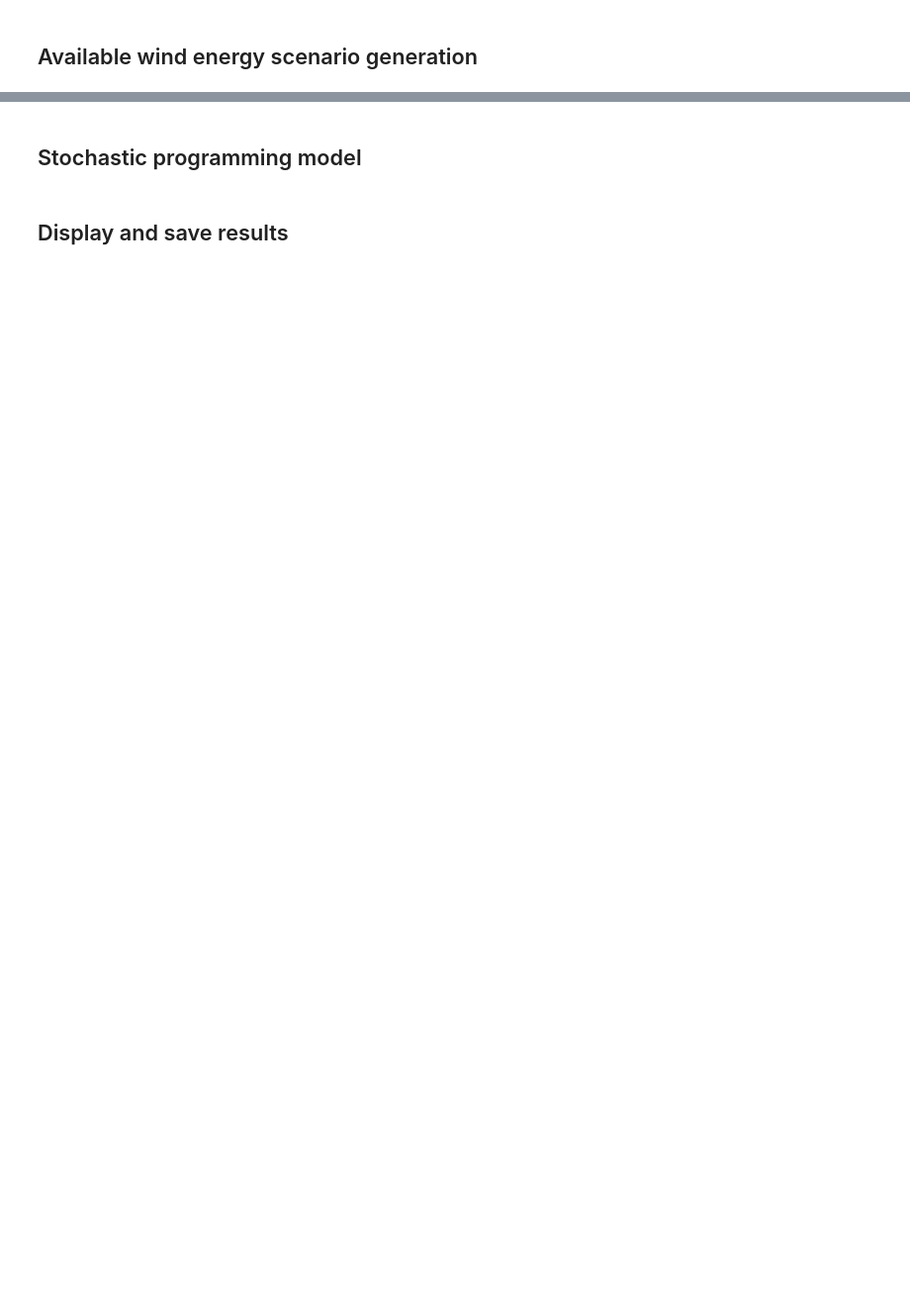
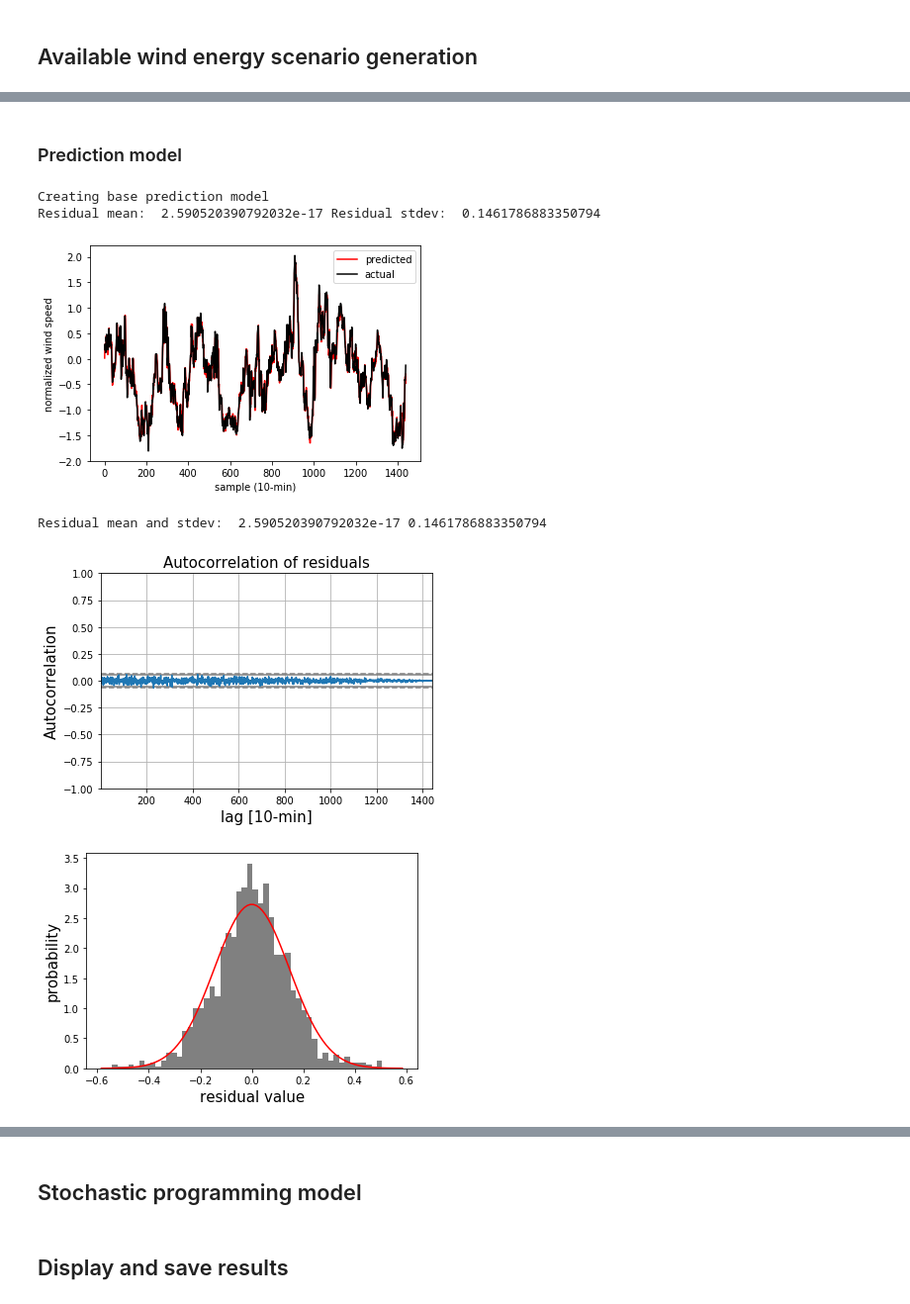
Before and after one commit to npaterakis/student_UI_2020_TeacherVersion, a Jupyter notebook: studentUI_2020.ipynb, the cells around one changed output, grey strips where cells are left out. Shown: that part at 99% size. Cells and saved outputs as stored; diff of their text form; code cells hidden in the pictures; blank space fills up the shorter version.

Commit message:
First versions

```diff
--- a/studentUI_2020.ipynb
+++ b/studentUI_2020.ipynb
@@ -27,0 +59,24 @@ Technically, you can modify any parts of the code. Nevertheless, it is recommend
+# %%
+# Load and scale data
+wspeed = pandas.read_csv(inputDataDir+inputFileName, index_col=0, parse_dates=True, dayfirst=True)['speed']
+
+scaler = StandardScaler()
+wspeed.loc[:] = scaler.fit_transform(wspeed.values.reshape(-1,1))[:,0]
+
+# Create datasets
+C = createDataSet(wspeed, periodsPast)
+trainSet, testSet = splitTrainTest(C, firstDateTrain=firstDateTrain, firstDateTest=firstDateTest, value=10, unit='min')
+trainX, trainY = splitXY(trainSet)
+testX, testY = splitXY(testSet)
+print('Train X: ', trainX.shape, 'Train Y: ', trainY.shape,'Test X: ', testX.shape,'Test Y: ', testY.shape)
+
+# Feature selection
+if featureSelection:
+    print('Starting feature selection!')
+    mask = feature_selection(trainX, trainY, 'rfe')
+    trainX = trainX[:,mask]
+    print('Done feature selection! New feature matrix size: ', trainX.shape)
+
+else:
+    mask = None
+    print('No feature selection is applied!')
@@ -27,0 +99,28 @@ Technically, you can modify any parts of the code. Nevertheless, it is recommend
+# %% [markdown]
+### Prediction model
+# %%
+# Generate prediction model
+model, res, stdevRes = createPredictionModel(trainX, trainY, method='LR')
+print('Residual mean: ', numpy.mean(res), 'Residual stdev: ', stdevRes)
+
+# Plot diagnostics on residuals
+if plotResidualDiagnostics:
+    plot_fit(model.predict(trainX), trainY)
+    plot_res_autocor(res)
+    plot_res_hist(res)
+else:
+    print('No residual diagnostics are plotted!')
+
+# Generate scenarios
+for j in range(numScenarios):
+    arrayActual, arrayPredicted = forecastForward(testSet, testX, model, scaler, periodsFuture, stdevRes, mask=mask, testY=testY, positivityRequirement=True)
+
+    arrayActual, arrayPredicted = scaler.inverse_transform(arrayActual), scaler.inverse_transform(arrayPredicted)
+    scenarios[j, :] = arrayPredicted
+# %% [output]
+Creating base prediction model
+Residual mean:  2.590520390792032e-17 Residual stdev:  0.1461786883350794
+[figure, added]
+Residual mean and stdev:  2.590520390792032e-17 0.1461786883350794
+[figure, added]
+[figure, added]
```
Also changed, not shown: parts of 8 cells of this notebook, 9 other files.
